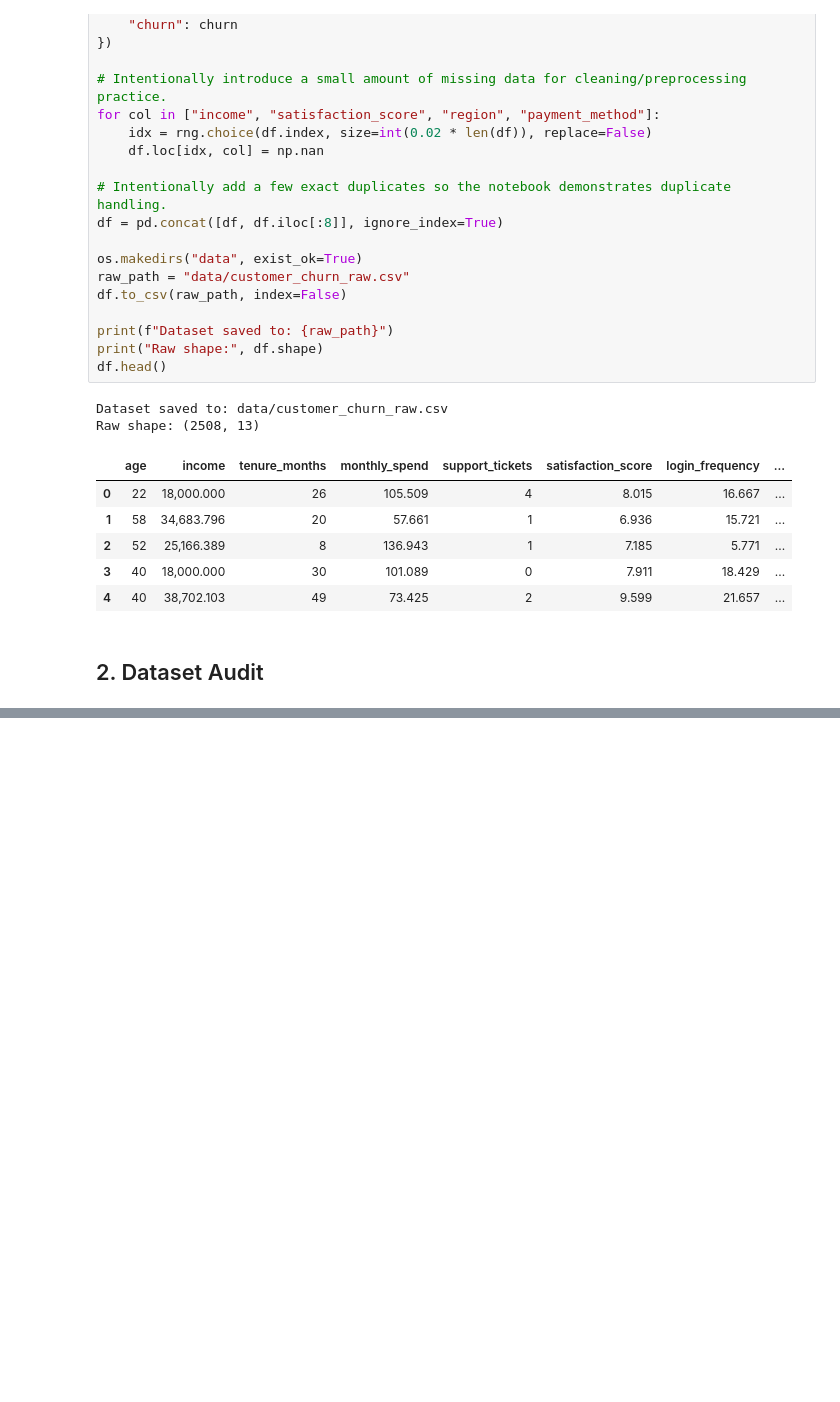
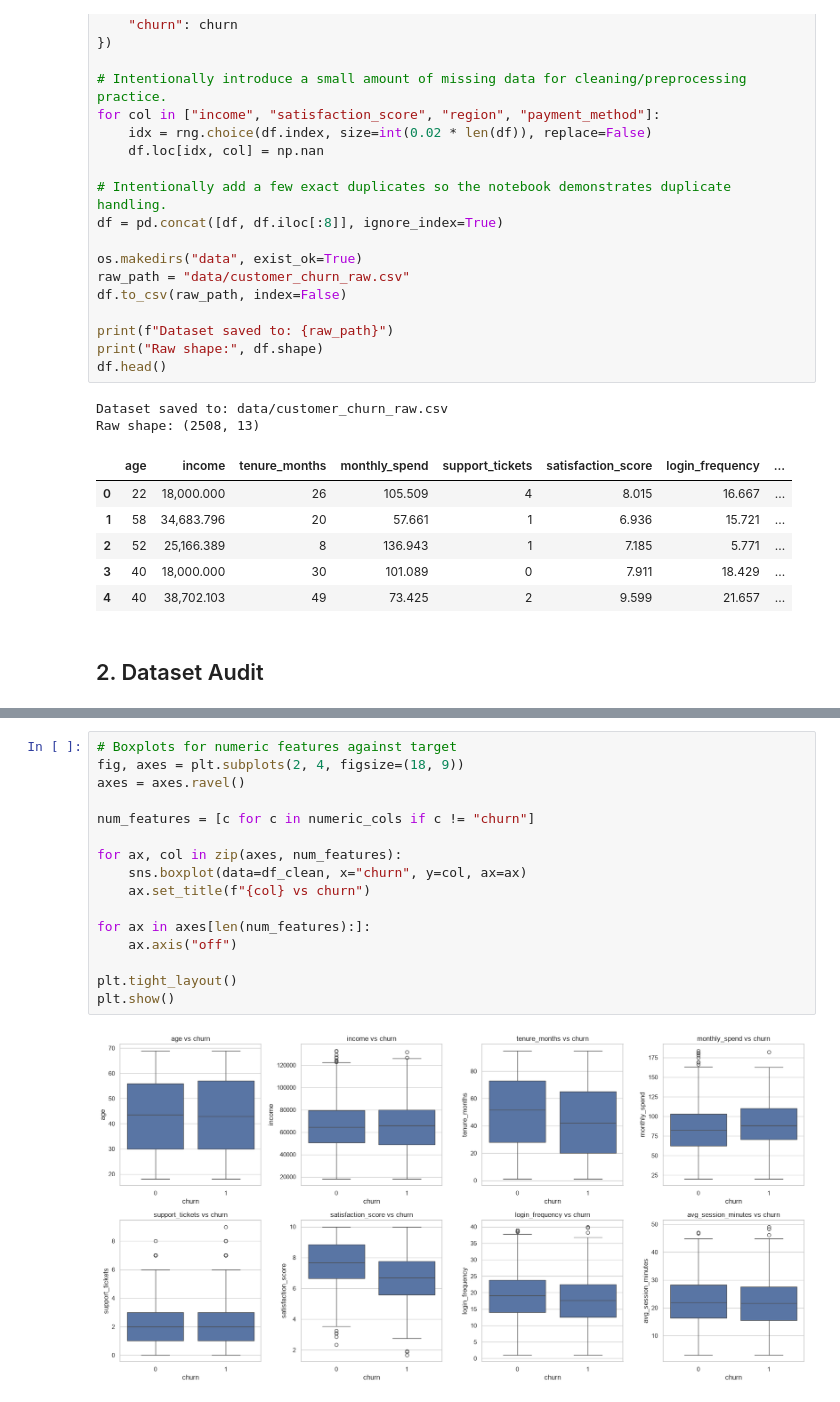
Before and after one commit to Princeg1204/AI_ML_Training, a Jupyter notebook: Jupyter_5/End_to_End_ML_Pipeline.ipynb, the cells around one changed output, grey strips where cells are left out. Drawn from its saved outputs; the diff is of its cells as text; blank space fills up the shorter version.

```diff
--- a/Jupyter_5/End_to_End_ML_Pipeline.ipynb
+++ b/Jupyter_5/End_to_End_ML_Pipeline.ipynb
@@ -273,0 +398,18 @@ memory usage: 309.1 KB
+# %%
+# Boxplots for numeric features against target
+fig, axes = plt.subplots(2, 4, figsize=(18, 9))
+axes = axes.ravel()
+
+num_features = [c for c in numeric_cols if c != "churn"]
+
+for ax, col in zip(axes, num_features):
+    sns.boxplot(data=df_clean, x="churn", y=col, ax=ax)
+    ax.set_title(f"{col} vs churn")
+
+for ax in axes[len(num_features):]:
+    ax.axis("off")
+
+plt.tight_layout()
+plt.show()
+# %% [output]
+[figure, added]
```
Also changed, not shown: parts of 11 cells of this notebook.
